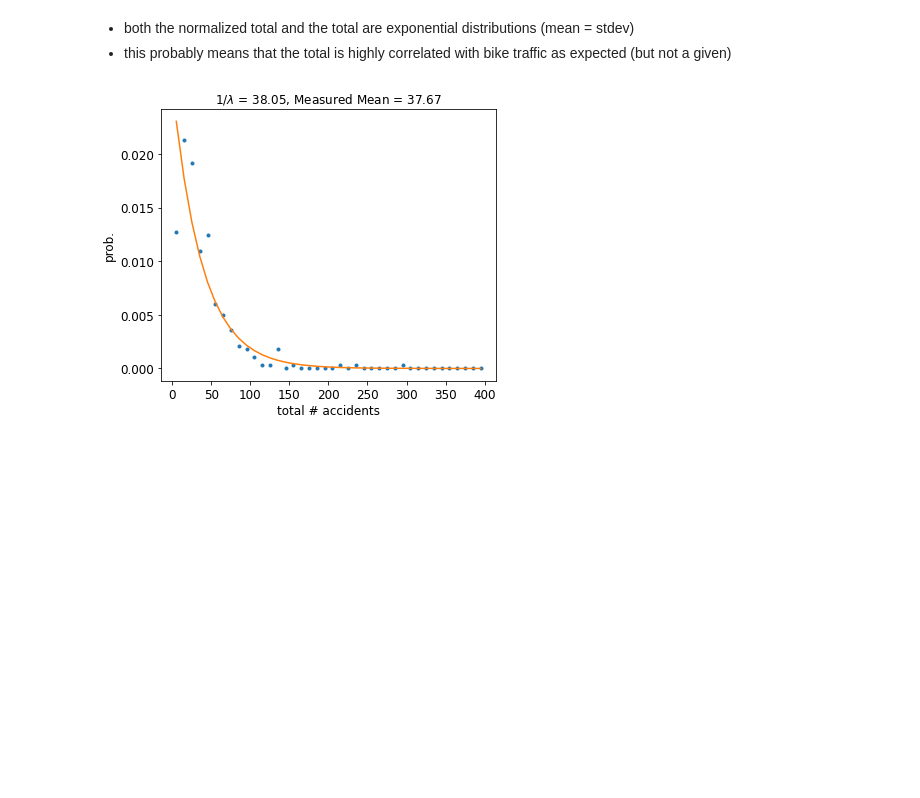
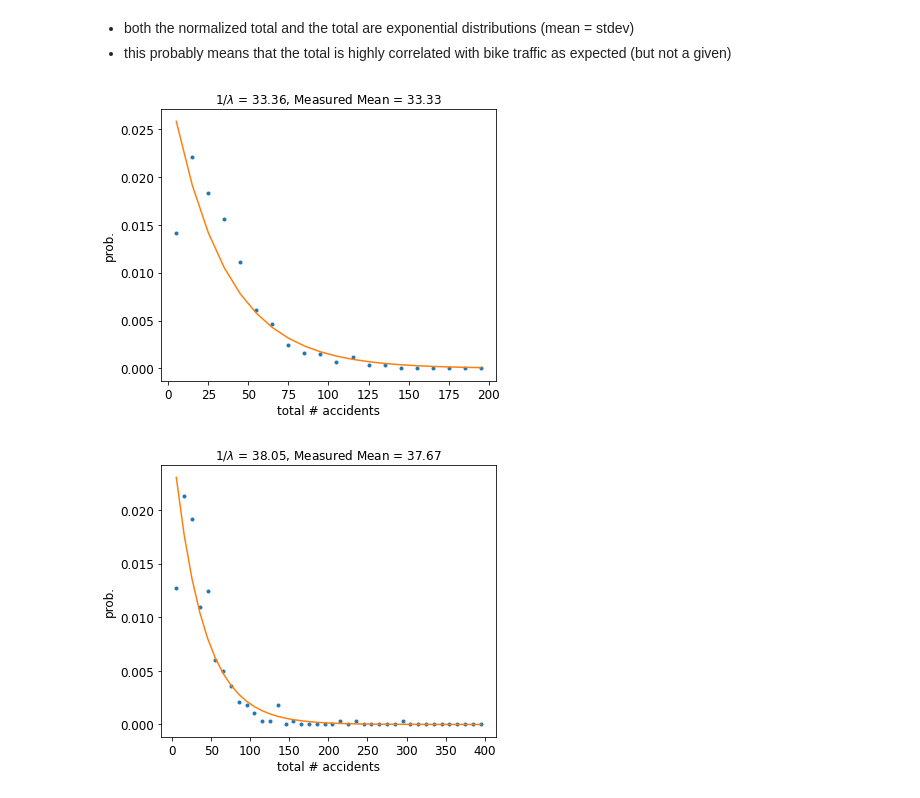
Before and after one commit to dtuthill/erdos_project, a Jupyter notebook: Greg_Analysis/df_road_analysis.ipynb, the cells around one changed output. Drawn from its saved outputs; the diff is of its cells as text; code cells hidden in the pictures; blank space fills up the shorter version.

```diff
--- a/Greg_Analysis/df_road_analysis.ipynb
+++ b/Greg_Analysis/df_road_analysis.ipynb
@@ -41,0 +49,7 @@ df_road_sub['bus_over_all'] = df_road_sub.aadf_Buses_and_coaches.values/df_road_
+# %%
+#look at mean, variance, and median of total_dnorm
+mean_total_dnorm = df_road_sub.total_dnorm.mean()
+var_total_dnorm = df_road_sub.total_dnorm.var()
+std_total_dnorm = np.sqrt(var_total_dnorm)
+med_total_dnorm = df_road_sub.total_dnorm.median()
+print('total_dnorm stats: \n mean = %.4f \n variance = %.4f \n stdev = %.4f \n median = %.4f'%(mean_total_dnorm,var_total_dnorm,std_total_dnorm,med_total_dnorm))
@@ -73,6 +93,31 @@ from scipy.optimize import curve_fit
 
 def exp_dist(x,A,lam):
     return A*lam*np.exp(-lam*x)
+# %%
+#fit total_dnorm histogram
+
+tot_r = (0,200)
+dtot = 10
+e_tot,b_tot = make_bins(tot_r,dtot)
+Ht,_ = np.histogram(df_road_sub.total_dnorm.values,bins=e_tot)
+Y_tot_dnorm_dist = Ht/Ht.sum()*1/dtot
+
+lam_r = [0.999/mean_total_dnorm,1.001/mean_total_dnorm]
+A_r = [1.0,1.00001]
+coeff_total_dnorm,_ = curve_fit(exp_dist,b_tot,Y_tot_dnorm_dist,bounds=[[A_r[0],lam_r[0]],[A_r[1],lam_r[1]]])
+
+fig,ax = plt.subplots(figsize=(6,5))
+#ax.bar(b_tot,Y_tot_dist)
+ax.plot(b_tot,Y_tot_dnorm_dist,marker='.',linestyle='none')
+ax.plot(b_tot,exp_dist(b_tot,*coeff_total_dnorm))
+ax.set_xlabel('total # accidents',fontsize=12)
+ax.set_ylabel('prob.',fontsize=12)
+ax.set_title(r'1/$\lambda$ = %.2f, Measured Mean = %.2f'%(1/coeff_total_dnorm[1],mean_total_dnorm),
+            fontsize=12)
+ax.tick_params(labelsize=12)
+plt.show()
+# %% [output]
+[figure, added]
 # %%
 #fit total histogram to exponential
 
```
Also changed, not shown: parts of 17 cells of this notebook, 2 other files.
